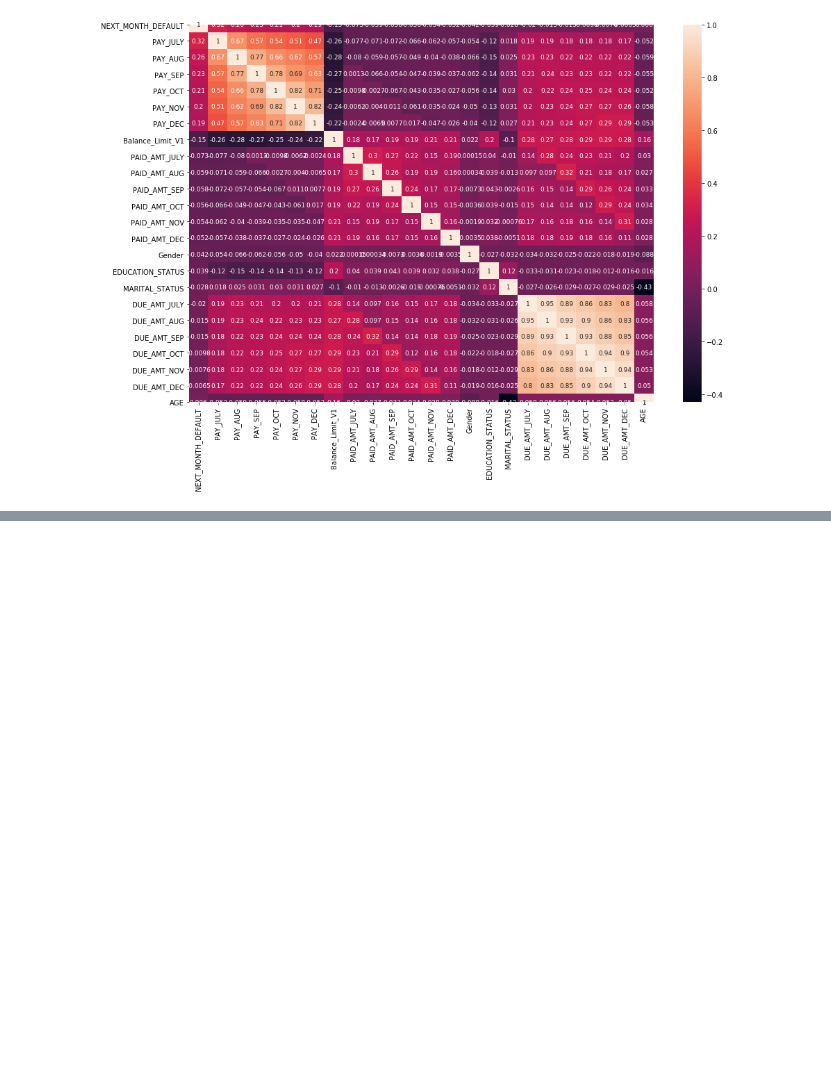
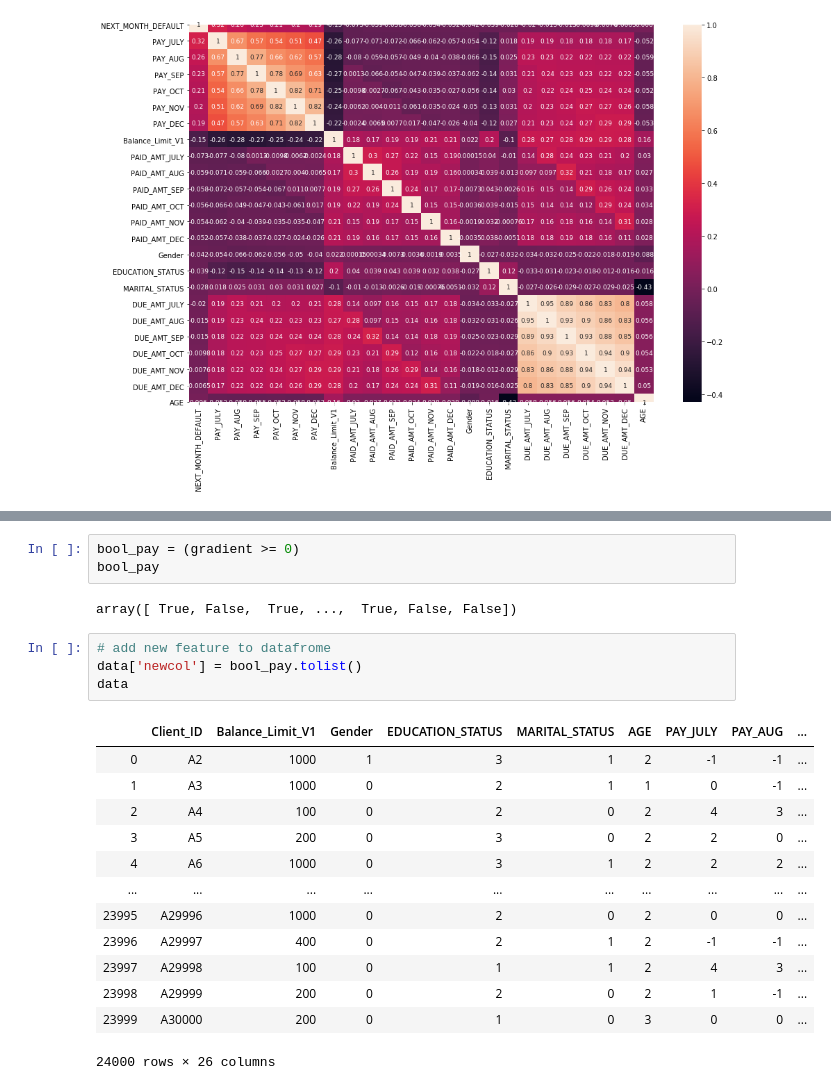
Before and after one commit to hiruna72/ds1018, a Jupyter notebook: process.py.ipynb, the cells around one changed output, grey strips where cells are left out. Saved outputs shown, nothing was run; the diff lists cells and outputs as text; blank space fills up the shorter version.

```diff
--- a/process.py.ipynb
+++ b/process.py.ipynb
@@ -263,0 +411,23 @@ sn.heatmap(corrMatrix, annot=True,annot_kws={"size": 9},ax=ax)
+# %%
+bool_pay = (gradient >= 0)
+bool_pay
+# %% [output]
+array([ True, False,  True, ...,  True, False, False])
+# %%
+# add new feature to datafrome
+data['newcol'] = bool_pay.tolist()
+data
+# %% [output]
+|  | Client_ID | Balance_Limit_V1 | Gender | EDUCATION_STATUS | MARITAL_STATUS | AGE | PAY_JULY | PAY_AUG | ... |
+| 0 | A2 | 1000 | 1 | 3 | 1 | 2 | -1 | -1 | ... |
+| 1 | A3 | 1000 | 0 | 2 | 1 | 1 | 0 | -1 | ... |
+| 2 | A4 | 100 | 0 | 2 | 0 | 2 | 4 | 3 | ... |
+| 3 | A5 | 200 | 0 | 3 | 0 | 2 | 2 | 0 | ... |
+| 4 | A6 | 1000 | 0 | 3 | 1 | 2 | 2 | 2 | ... |
+| ... | ... | ... | ... | ... | ... | ... | ... | ... | ... |
+| 23995 | A29996 | 1000 | 0 | 2 | 0 | 2 | 0 | 0 | ... |
+| 23996 | A29997 | 400 | 0 | 2 | 1 | 2 | -1 | -1 | ... |
+| 23997 | A29998 | 100 | 0 | 1 | 1 | 2 | 4 | 3 | ... |
+| 23998 | A29999 | 200 | 0 | 2 | 0 | 2 | 1 | -1 | ... |
+| 23999 | A30000 | 200 | 0 | 1 | 0 | 3 | 0 | 0 | ... |
+24000 rows × 26 columns
```
Also changed, not shown: parts of 8 cells of this notebook.
